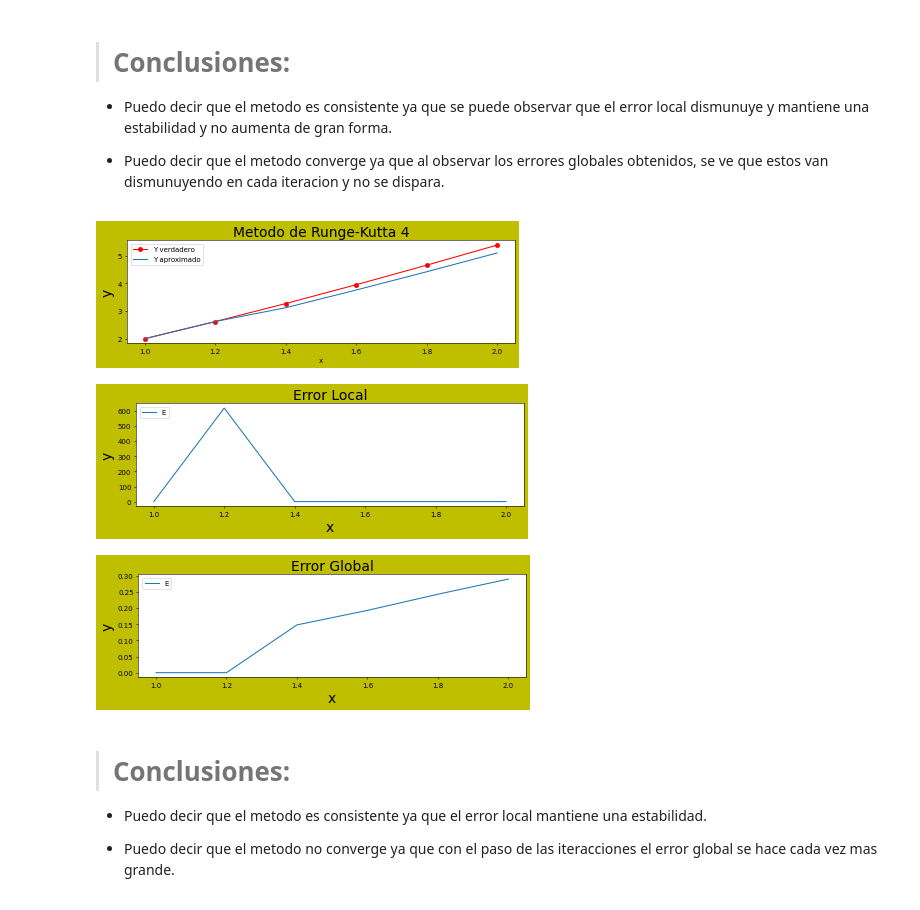
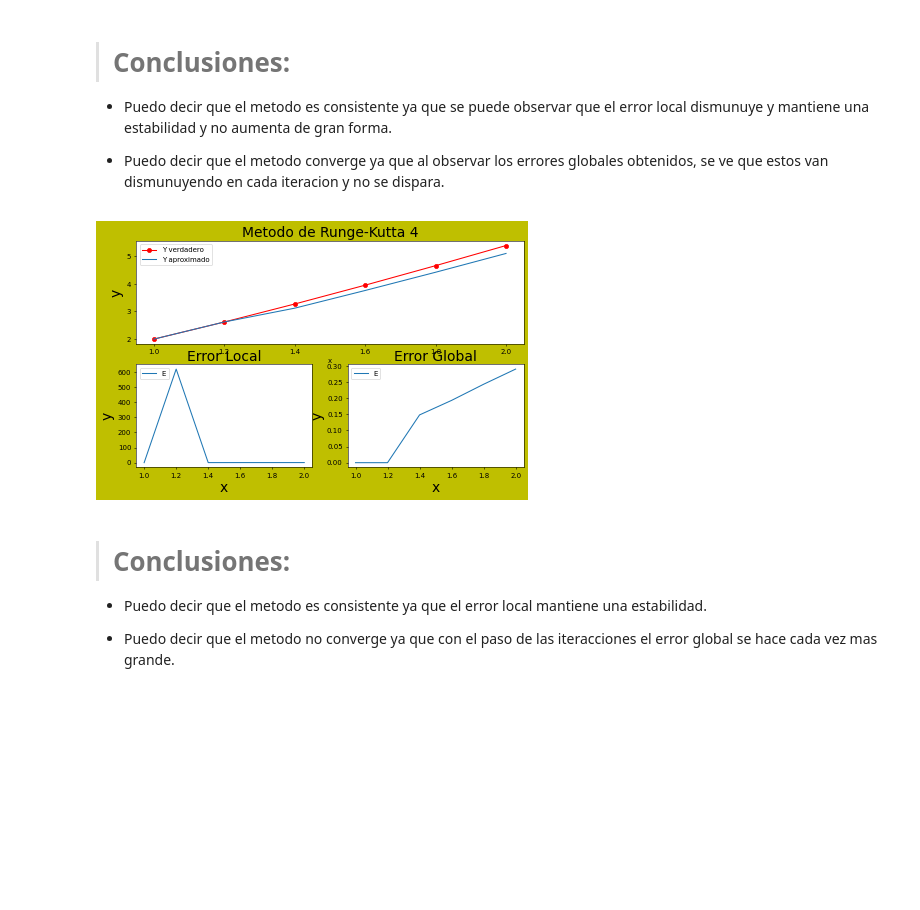
Before and after one commit to Leonel-H29/Facultad, a Jupyter notebook: TP1/TP1.ipynb, the cells around one changed output. Saved outputs shown, nothing was run; the diff lists cells and outputs as text; code cells hidden in the pictures; blank space fills up the shorter version.

```diff
--- a/TP1/TP1.ipynb
+++ b/TP1/TP1.ipynb
@@ -93,40 +91,38 @@ plt.subplot(2,1,1)
 #plt.plot(x,y_real, x,y_aproximado)
 plt.plot(x,y_real, marker="o", color="red")
 plt.plot(x,y_aproximado)
 
 plt.title("Metodo de Runge-Kutta 4", fontsize=20)
 plt.legend(('Y verdadero','Y aproximado'), loc='upper left')
 plt.xlabel('x')
 plt.ylabel('y', fontsize=20)
 
 
 #===================================Grafico los errores
-plt.figure(2, (10,6), 50, 'y', 'g')
+#plt.figure(2, (10,6), 50, 'y', 'g')
 
-plt.subplot(2,1,2)
+plt.subplot(2,2,3)
 plt.plot(x,error_local)
 
 plt.title("Error Local", fontsize=20)
 plt.legend('Error Local', loc='upper left')
 plt.xlabel('x', fontsize=20)
 plt.ylabel('y', fontsize=20)
 
-plt.figure(3, (10,6), 50, 'y', 'g')
-plt.subplot(2,1,2)
+#plt.figure(3, (10,6), 50, 'y', 'g')
+plt.subplot(2,2,4)
 plt.plot(x,error_global)
 
 
 plt.title("Error Global", fontsize=20)
 plt.legend('Error Global', loc='upper left')
 plt.xlabel('x', fontsize=20)
 plt.ylabel('y', fontsize=20)
 
 
 plt.show()
 # %% [output]
-[figure, old version]
+[figure, new version]
-[figure, removed]
-[figure, removed]
 # %% [markdown]
 > # Conclusiones:
 
```
Also changed, not shown: parts of 6 cells of this notebook.
